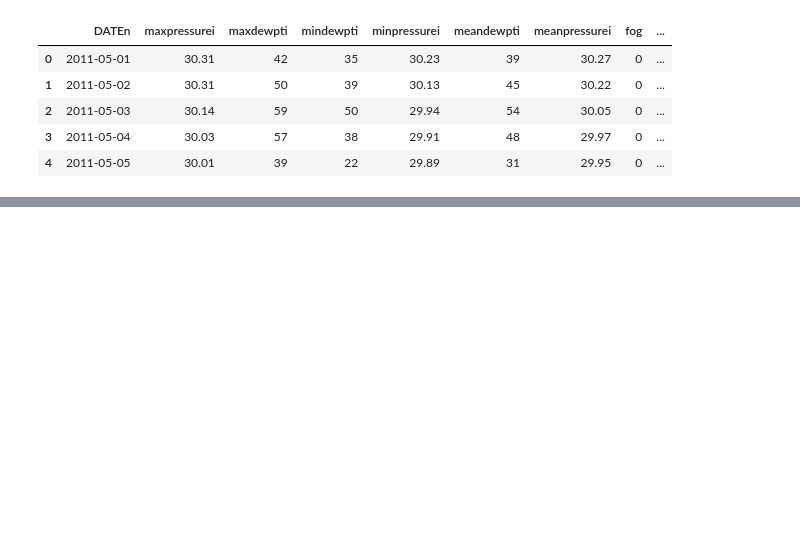
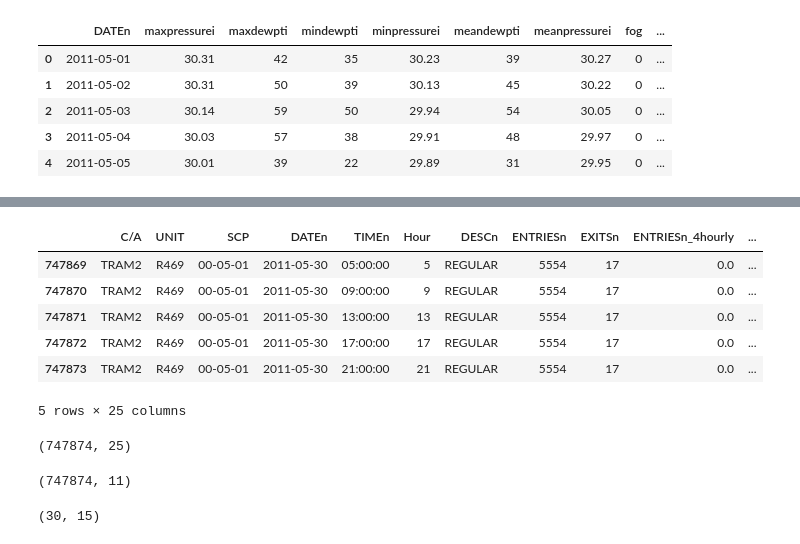
Before and after one commit to sushant2811/NYCsubwayData, a Jupyter notebook: NYCsubwayData.ipynb, the cells around one changed output, grey strips where cells are left out. Drawn from its saved outputs; the diff is of its cells as text; code cells hidden in the pictures; blank space fills up the shorter version.

```diff
--- a/NYCsubwayData.ipynb
+++ b/NYCsubwayData.ipynb
@@ -425,0 +440,22 @@ weather_df_relevant.head()
+# %%
+turnstile_weather_df.tail()
+# %% [output]
+|  | C/A | UNIT | SCP | DATEn | TIMEn | Hour | DESCn | ENTRIESn | EXITSn | ENTRIESn_4hourly | ... |
+| 747869 | TRAM2 | R469 | 00-05-01 | 2011-05-30 | 05:00:00 | 5 | REGULAR | 5554 | 17 | 0.0 | ... |
+| 747870 | TRAM2 | R469 | 00-05-01 | 2011-05-30 | 09:00:00 | 9 | REGULAR | 5554 | 17 | 0.0 | ... |
+| 747871 | TRAM2 | R469 | 00-05-01 | 2011-05-30 | 13:00:00 | 13 | REGULAR | 5554 | 17 | 0.0 | ... |
+| 747872 | TRAM2 | R469 | 00-05-01 | 2011-05-30 | 17:00:00 | 17 | REGULAR | 5554 | 17 | 0.0 | ... |
+| 747873 | TRAM2 | R469 | 00-05-01 | 2011-05-30 | 21:00:00 | 21 | REGULAR | 5554 | 17 | 0.0 | ... |
+5 rows × 25 columns
+# %%
+turnstile_weather_df.shape
+# %% [output]
+(747874, 25)
+# %%
+turnstile_df_reg.shape
+# %% [output]
+(747874, 11)
+# %%
+weather_df_relevant.shape
+# %% [output]
+(30, 15)
```
Also changed, not shown: parts of 3 cells of this notebook.
